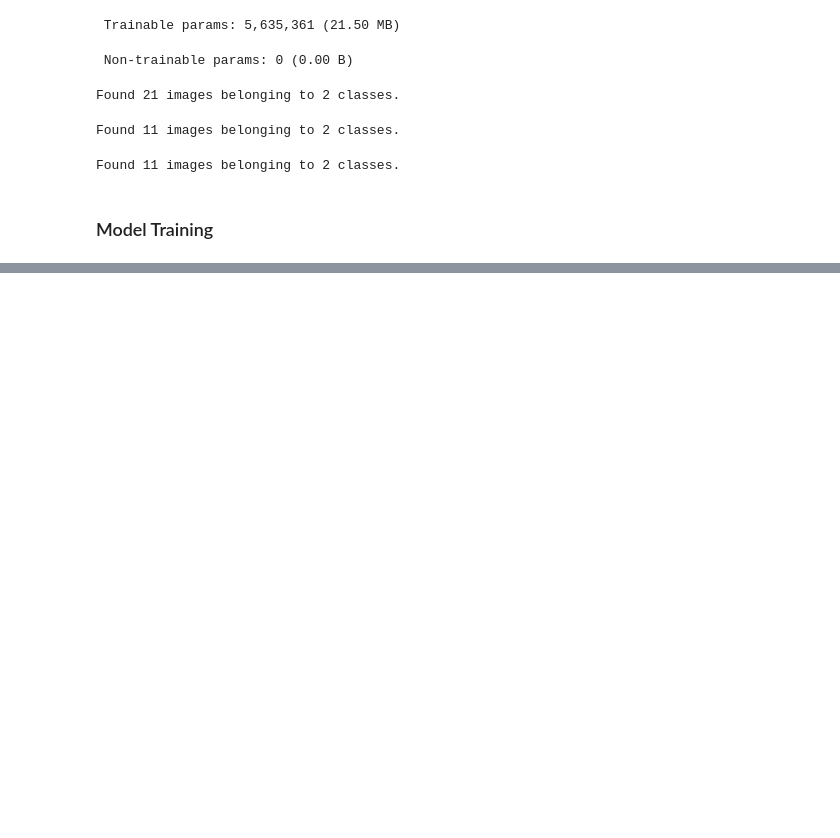
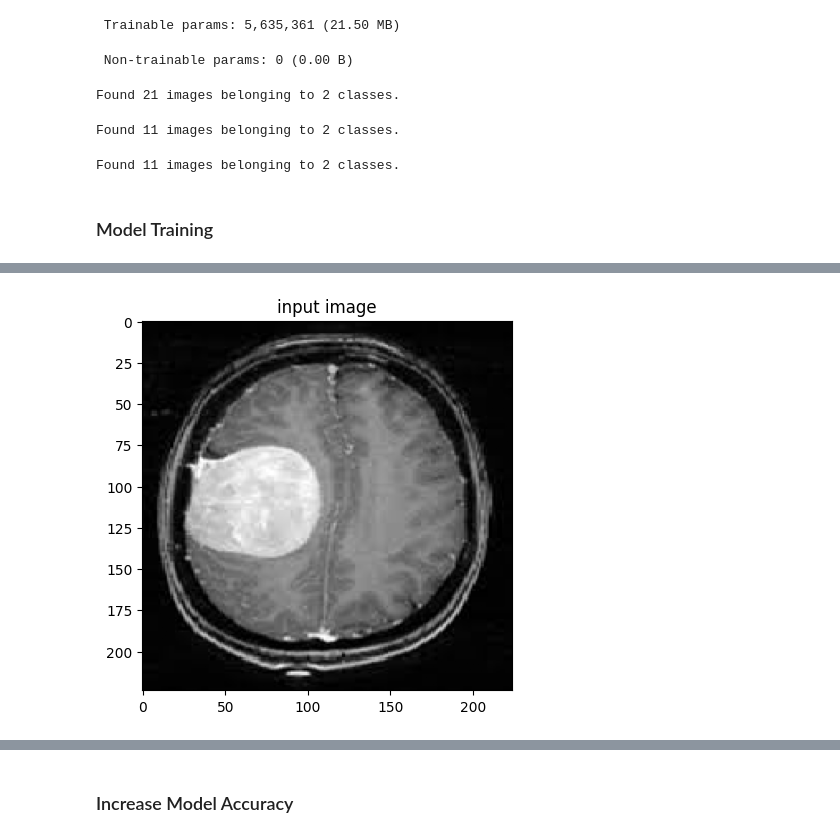
Before and after one commit to kiboiWanjohi/scotep-kenya, a Jupyter notebook: learn.ipynb, the cells around one changed output, grey strips where cells are left out. Drawn from its saved outputs; the diff is of its cells as text; code cells hidden in the pictures; blank space fills up the shorter version.

```diff
--- a/learn.ipynb
+++ b/learn.ipynb
@@ -165,0 +205,4 @@ hs = model.fit(train_data,
+# %%
+# Model Accuracy
+from keras.models import load_model
+model = load_model('./best_model.keras')
@@ -165,0 +216,23 @@ hs = model.fit(train_data,
+# %%
+path = './brain_tumor_dataset/yes/Y1.jpg'
+img = load_img(path, target_size=(224, 224))
+input_arr = img_to_array(img)/255
+
+plt.imshow(input_arr)
+plt.title("input image")
+plt.show()
+
+
+input_arr.shape
+
+input_arr = np.expand_dims(input_arr, axis=0)
+pred = model.predict(input_arr)[0][0]
+
+pred
+
+if pred == 0:
+    print("Image has tumor")
+else:
+    print("Image has no tumor")
+# %% [output]
+[figure, added]
@@ -165,0 +241,2 @@ hs = model.fit(train_data,
+# %% [markdown]
+### Increase Model Accuracy
```
Also changed, not shown: parts of 10 cells of this notebook.
